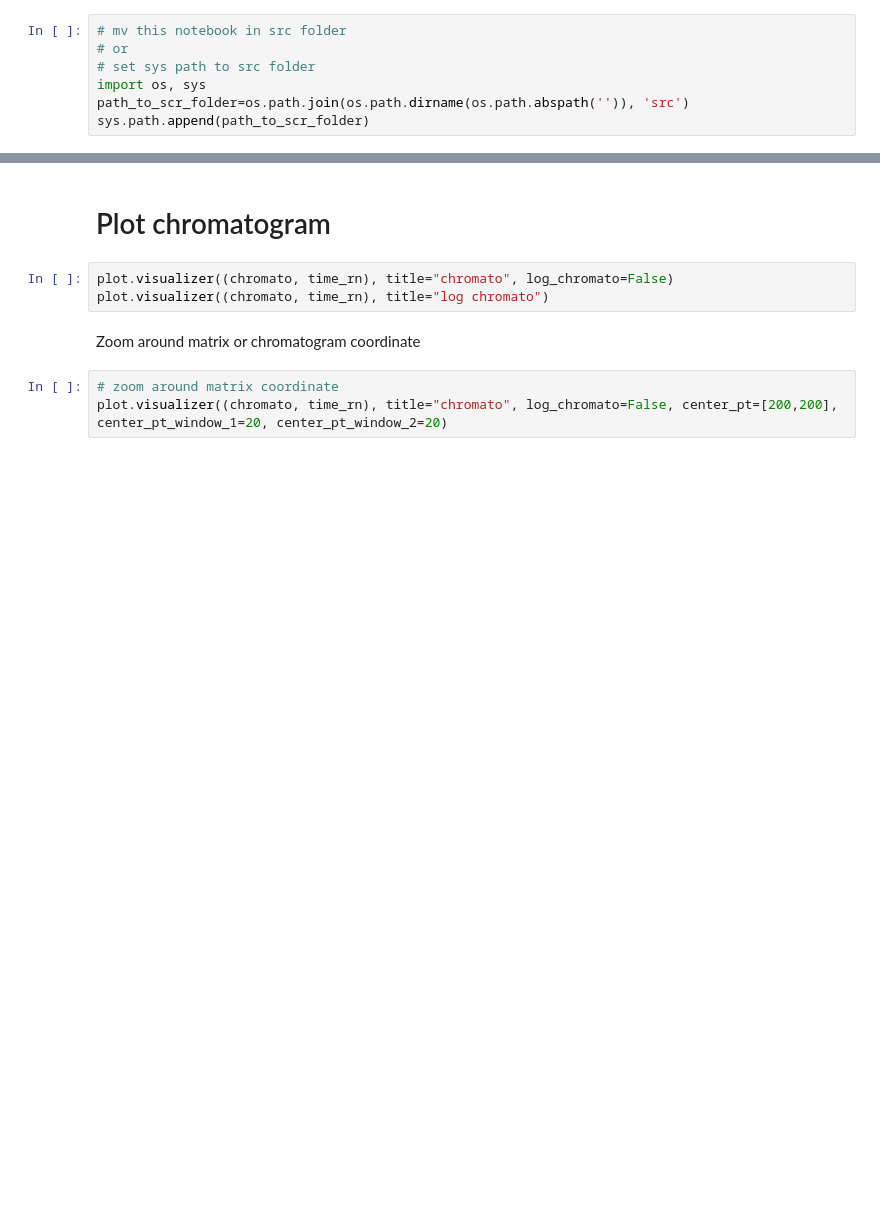
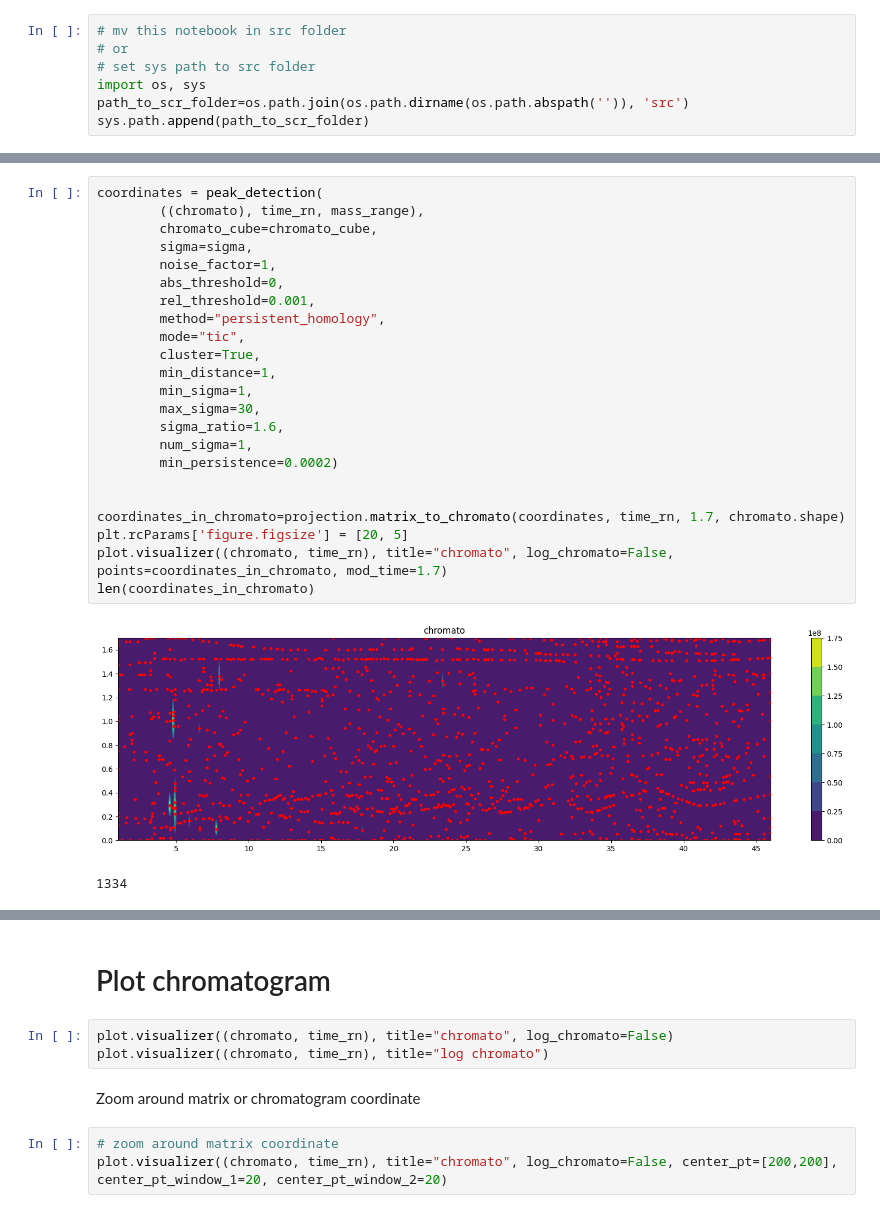
Before and after one commit to Lollith/Python-2DGC-Alignment, a Jupyter notebook: notebooks/plot.ipynb, the cells around one changed output, grey strips where cells are left out. Cells and saved outputs as stored; diff of their text form; blank space fills up the shorter version.

```diff
--- a/notebooks/plot.ipynb
+++ b/notebooks/plot.ipynb
@@ -21,0 +45,26 @@ chromato, time_rn= read_only_chroma(file_path, mod_time = 1.7)
+# %%
+coordinates = peak_detection(
+        ((chromato), time_rn, mass_range),
+        chromato_cube=chromato_cube,
+        sigma=sigma,
+        noise_factor=1,
+        abs_threshold=0,
+        rel_threshold=0.001,
+        method="persistent_homology",
+        mode="tic",
+        cluster=True,
+        min_distance=1,
+        min_sigma=1,
+        max_sigma=30,
+        sigma_ratio=1.6,
+        num_sigma=1,
+        min_persistence=0.0002)
+
+
+coordinates_in_chromato=projection.matrix_to_chromato(coordinates, time_rn, 1.7, chromato.shape)
+plt.rcParams['figure.figsize'] = [20, 5]
+plot.visualizer((chromato, time_rn), title="chromato", log_chromato=False, points=coordinates_in_chromato, mod_time=1.7)
+len(coordinates_in_chromato)
+# %% [output]
+[figure, added]
+1334
```
Also changed, not shown: parts of 11 cells of this notebook, 9 other files.
